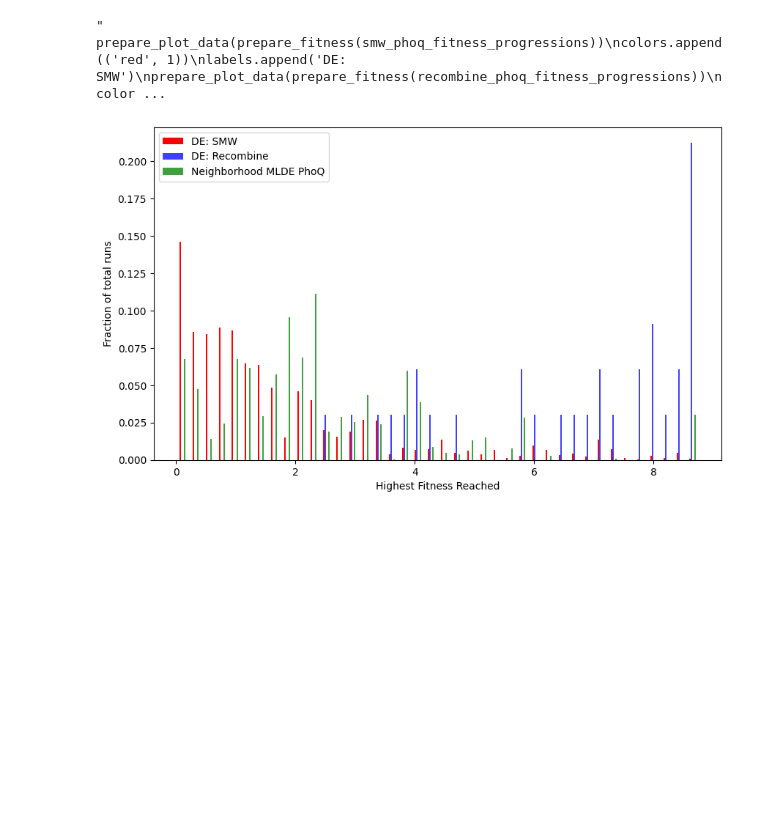
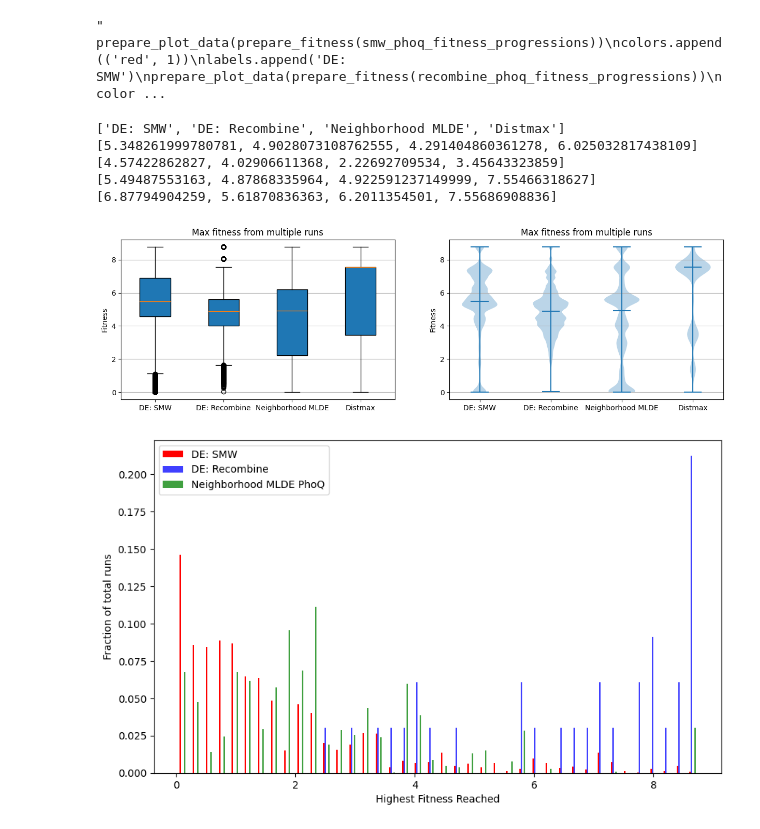
Before and after one commit to soldatmat/PELLM, a Jupyter notebook: code/plot/DE_benchmark.ipynb, the cells around one changed output. Cells and saved outputs as stored; diff of their text form; code cells hidden in the pictures; blank space fills up the shorter version.

Commit message:
Add boxplot, violinplot

```diff
--- a/code/plot/DE_benchmark.ipynb
+++ b/code/plot/DE_benchmark.ipynb
@@ -95,6 +95,51 @@ colors.append(('green', 0.75))
 labels.append('Neighborhood MLDE PhoQ') """
 # %% [output]
 " prepare_plot_data(prepare_fitness(smw_phoq_fitness_progressions))\ncolors.append(('red', 1))\nlabels.append('DE: SMW')\nprepare_plot_data(prepare_fitness(recombine_phoq_fitness_progressions))\ncolor ...
+# %%
+all_means = []
+all_medians = []
+all_first_q = []
+all_third_q = []
+for fitness in all_sorted_fitnesses:
+    all_means.append(np.mean(fitness))
+    all_medians.append(np.median(fitness))
+    all_first_q.append(np.quantile(fitness, 0.25))
+    all_third_q.append(np.quantile(fitness, 0.75))
+
+print(labels)
+print(all_means)
+print(all_first_q)
+print(all_medians)
+print(all_third_q)
+# %% [output]
+['DE: SMW', 'DE: Recombine', 'Neighborhood MLDE', 'Distmax']
+[5.348261999780781, 4.9028073108762555, 4.291404860361278, 6.025032817438109]
+[4.57422862827, 4.02906611368, 2.22692709534, 3.45643323859]
+[5.49487553163, 4.87868335964, 4.922591237149999, 7.55466318627]
+[6.87794904259, 5.61870836363, 6.2011354501, 7.55686908836]
+# %%
+fig, axs = plt.subplots(nrows=1, ncols=2, figsize=(15, 4))
+bplot = axs[0].boxplot(
+    all_sorted_fitnesses,
+    vert=True,  # vertical box alignment
+    patch_artist=True,  # fill with color
+    labels=labels,
+)
+
+axs[1].violinplot(all_sorted_fitnesses,
+                  showmeans=False,
+                  showmedians=True)
+axs[1].set_title('Violin plot')
+
+for ax in axs:
+    ax.set_title("Max fitness from multiple runs")
+    ax.yaxis.grid(True)
+    ax.set_xticks([y + 1 for y in range(len(all_sorted_fitnesses))],
+                  labels=labels)
+    #ax.set_xlabel('')
+    ax.set_ylabel('Fitness')
+# %% [output]
+[figure, added]
 # %%
 assert len(all_counts) == len(all_bins)
 #bar_offsets = [-0.0375, 0.0375]
```
Also changed, not shown: 1 other file.
